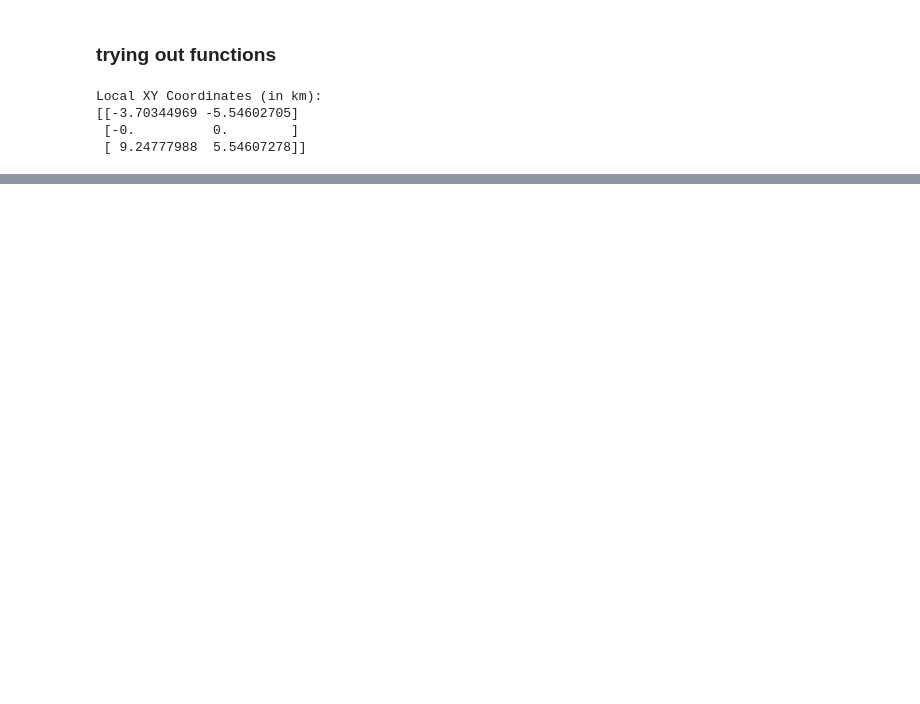
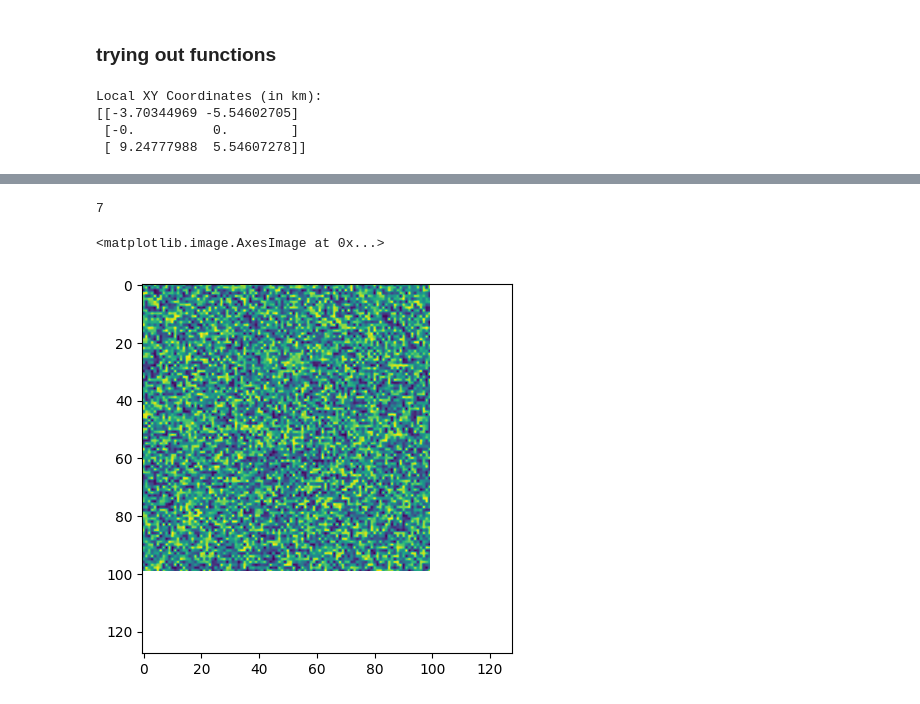
Before and after one commit to rishabhdutta/Utils_python, a Jupyter notebook: notebook_for_trial.ipynb, the cells around one changed output, grey strips where cells are left out. Saved outputs shown, nothing was run; the diff lists cells and outputs as text; code cells hidden in the pictures; blank space fills up the shorter version.

```diff
--- a/notebook_for_trial.ipynb
+++ b/notebook_for_trial.ipynb
@@ -93,0 +94,33 @@ ValueError: all the input array dimensions for the concatenation axis must match
+# %%
+startlevel=1
+maxdim=13
+tolerance = .05
+fittype = 1
+
+lin, col = data.shape
+
+# Adjust data size to be a power of 2
+dim = 1
+condition = max([lin, col])
+while condition > 2 ** dim:
+    dim = dim + 1
+print(dim)
+
+nlin = 2 ** dim
+ncol = nlin
+
+dataexp = np.full((nlin, ncol), np.nan)
+dataexp[0:lin, 0:col] = data
+
+# Initialize the quadtree index matrix
+indmat = np.array([[1, 0, 10, 0, 0],
+                   [2, 0, 10, 0, 0],
+                   [3, 0, 10, 0, 0],
+                   [4, 0, 10, 0, 0]])
+# %% [output]
+7
+# %%
+plt.imshow(dataexp)
+# %% [output]
+<matplotlib.image.AxesImage at 0x...>
+[figure, added]
```
Also changed, not shown: parts of 3 cells of this notebook, 3 other files.
